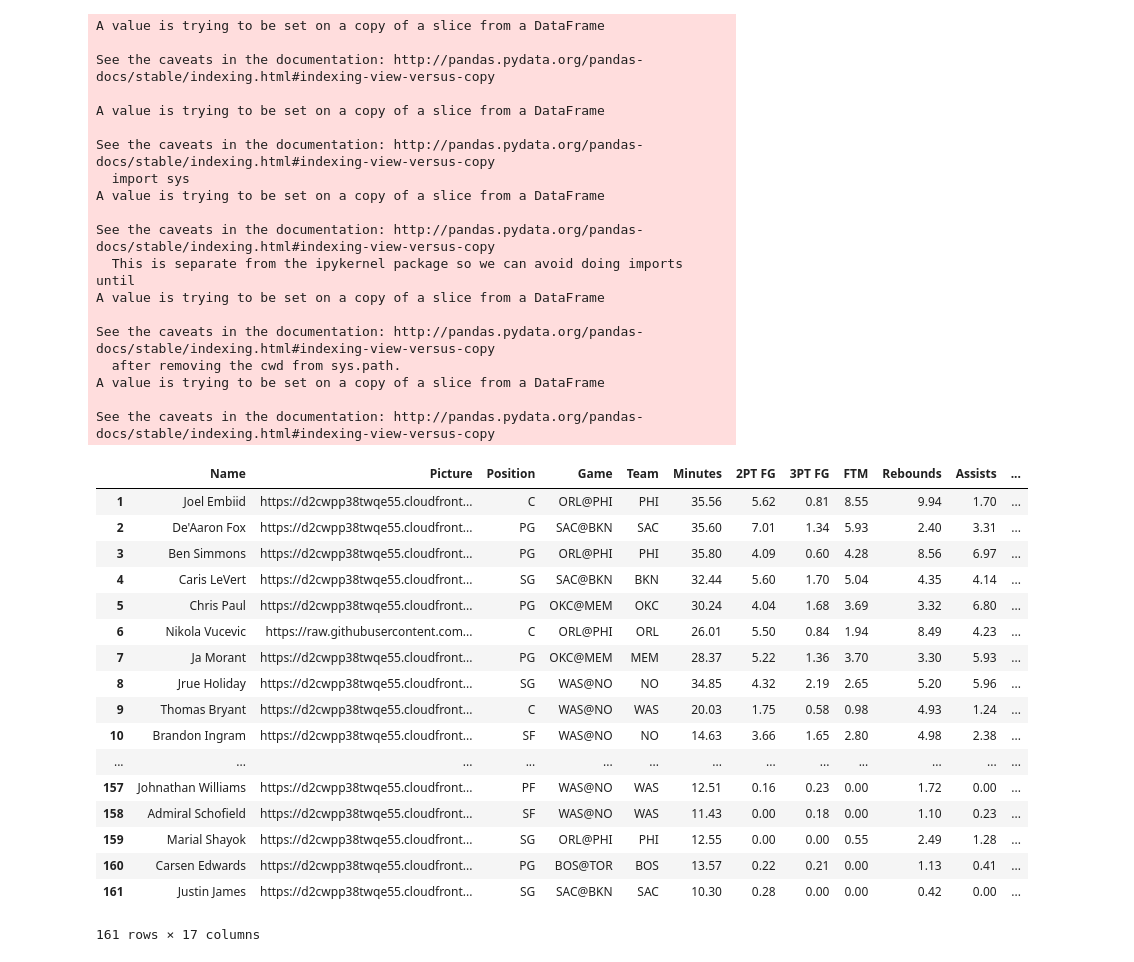
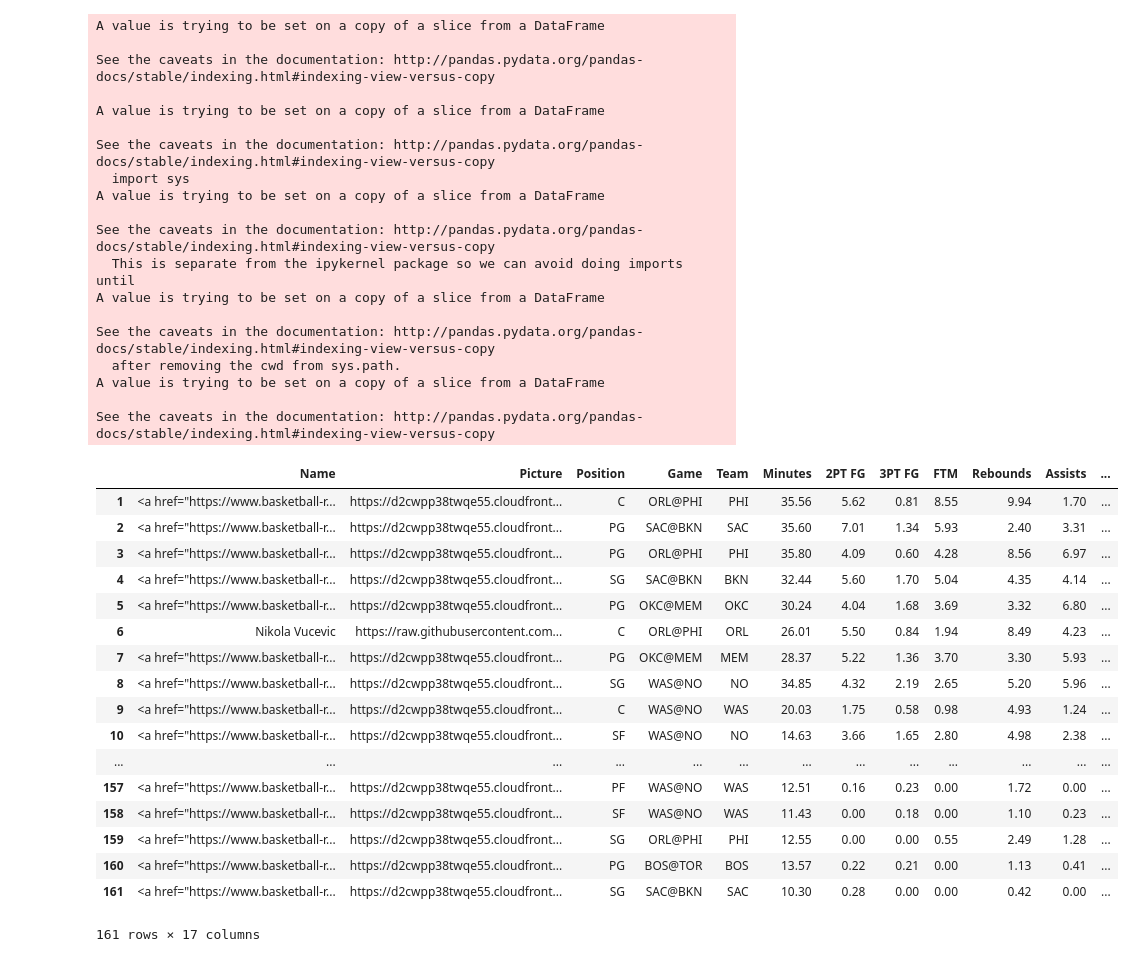
Before and after one commit to BerkeleySportsAnalytics/sagb-site, a Jupyter notebook: dfs/runner.ipynb, the cells around one changed output. Cells and saved outputs as stored; diff of their text form; code cells hidden in the pictures.

Commit message:
added player link to bball ref page

```diff
--- a/dfs/runner.ipynb
+++ b/dfs/runner.ipynb
@@ -51,20 +51,29 @@ def emojize(df):
         if df['Cold'][i+1] >= 1.0: df['Name'][i+1] = df['Name'][i+1] + ('❄️')
         if df['Cold'][i+1] >= 2.0: df['Name'][i+1] = df['Name'][i+1] + ('❄️')
     return df
+# %%
+no_pic_list = ["Paul Watson", "Donta Hall"]
 # %%
 def gen_page(df, out, coloring):
     games = pd.read_csv('games.csv').loc[:,['name','slug']]
     trans_games = games.set_index('name').T
     img_dict = trans_games.to_dict('list')
     images = []
+    names = []
     for i in df["Name"]:
         # placeholder pic for no slug
+        display_name = i
         code = "https://raw.githubusercontent.com/BerkeleySportsAnalytics/sagb-site/master/images/profile_picture.jpg"
         # Donta Hall and Paul Watson do not have profile pictures, as of 8/7/20
-        if img_dict.get(i) != None and (i != "Paul Watson" and i != "Donta Hall"):
-            code = "https://d2cwpp38twqe55.cloudfront.net/req/202005142/images/players/" + img_dict.get(i)[0] + ".jpg"
+        if img_dict.get(i) != None:
+            if i not in no_pic_list:
+                code = "https://d2cwpp38twqe55.cloudfront.net/req/202005142/images/players/" + img_dict.get(i)[0] + ".jpg"
+            display_name = "<a href=\"https://www.basketball-reference.com/players/" + \
+                img_dict.get(i)[0][0] + "/" + img_dict.get(i)[0] + ".html\" target=\"_blank\">" + i + "</a>"
         images.append(code)
+        names.append(display_name)
     df["Picture"] = images
+    df["Name"] = names
 
     cols = df.columns.tolist()
     cols = [cols[0]] + cols[-1:] + cols[1:-1]
@@ -114,46 +123,45 @@ def gen_page(df, out, coloring):
         f.write(a)
     return df
 # %%
-gen_page(dfs, 'dfs.html', highlight_dfs)
 gen_page(dfs, 'dfs.html', highlight_dfs)
 gen_page(fd, 'fd.html', highlight_fd)
 gen_page(dk, 'dk.html', highlight_fd)
 gen_page(st, 'st.html', None)
 # %% [output]
 A value is trying to be set on a copy of a slice from a DataFrame
 
 See the caveats in the documentation: http://pandas.pydata.org/pandas-docs/stable/indexing.html#indexing-view-versus-copy
 
 A value is trying to be set on a copy of a slice from a DataFrame
 
 See the caveats in the documentation: http://pandas.pydata.org/pandas-docs/stable/indexing.html#indexing-view-versus-copy
   import sys
 A value is trying to be set on a copy of a slice from a DataFrame
 
 See the caveats in the documentation: http://pandas.pydata.org/pandas-docs/stable/indexing.html#indexing-view-versus-copy
   This is separate from the ipykernel package so we can avoid doing imports until
 A value is trying to be set on a copy of a slice from a DataFrame
 
 See the caveats in the documentation: http://pandas.pydata.org/pandas-docs/stable/indexing.html#indexing-view-versus-copy
   after removing the cwd from sys.path.
 A value is trying to be set on a copy of a slice from a DataFrame
 
 See the caveats in the documentation: http://pandas.pydata.org/pandas-docs/stable/indexing.html#indexing-view-versus-copy
 |  | Name | Picture | Position | Game | Team | Minutes | 2PT FG | 3PT FG | FTM | Rebounds | Assists | ... |
-| 1 | Joel Embiid | https://d2cwpp38twqe55.cloudfront... | C | ORL@PHI | PHI | 35.56 | 5.62 | 0.81 | 8.55 | 9.94 | 1.70 | ... |
-| 2 | De'Aaron Fox | https://d2cwpp38twqe55.cloudfront... | PG | SAC@BKN | SAC | 35.60 | 7.01 | 1.34 | 5.93 | 2.40 | 3.31 | ... |
-| 3 | Ben Simmons | https://d2cwpp38twqe55.cloudfront... | PG | ORL@PHI | PHI | 35.80 | 4.09 | 0.60 | 4.28 | 8.56 | 6.97 | ... |
-| 4 | Caris LeVert | https://d2cwpp38twqe55.cloudfront... | SG | SAC@BKN | BKN | 32.44 | 5.60 | 1.70 | 5.04 | 4.35 | 4.14 | ... |
-| 5 | Chris Paul | https://d2cwpp38twqe55.cloudfront... | PG | OKC@MEM | OKC | 30.24 | 4.04 | 1.68 | 3.69 | 3.32 | 6.80 | ... |
+| 1 | <a href="https://www.basketball-r... | https://d2cwpp38twqe55.cloudfront... | C | ORL@PHI | PHI | 35.56 | 5.62 | 0.81 | 8.55 | 9.94 | 1.70 | ... |
+| 2 | <a href="https://www.basketball-r... | https://d2cwpp38twqe55.cloudfront... | PG | SAC@BKN | SAC | 35.60 | 7.01 | 1.34 | 5.93 | 2.40 | 3.31 | ... |
+| 3 | <a href="https://www.basketball-r... | https://d2cwpp38twqe55.cloudfront... | PG | ORL@PHI | PHI | 35.80 | 4.09 | 0.60 | 4.28 | 8.56 | 6.97 | ... |
+| 4 | <a href="https://www.basketball-r... | https://d2cwpp38twqe55.cloudfront... | SG | SAC@BKN | BKN | 32.44 | 5.60 | 1.70 | 5.04 | 4.35 | 4.14 | ... |
+| 5 | <a href="https://www.basketball-r... | https://d2cwpp38twqe55.cloudfront... | PG | OKC@MEM | OKC | 30.24 | 4.04 | 1.68 | 3.69 | 3.32 | 6.80 | ... |
 | 6 | Nikola Vucevic | https://raw.githubusercontent.com... | C | ORL@PHI | ORL | 26.01 | 5.50 | 0.84 | 1.94 | 8.49 | 4.23 | ... |
-| 7 | Ja Morant | https://d2cwpp38twqe55.cloudfront... | PG | OKC@MEM | MEM | 28.37 | 5.22 | 1.36 | 3.70 | 3.30 | 5.93 | ... |
-| 8 | Jrue Holiday | https://d2cwpp38twqe55.cloudfront... | SG | WAS@NO | NO | 34.85 | 4.32 | 2.19 | 2.65 | 5.20 | 5.96 | ... |
-| 9 | Thomas Bryant | https://d2cwpp38twqe55.cloudfront... | C | WAS@NO | WAS | 20.03 | 1.75 | 0.58 | 0.98 | 4.93 | 1.24 | ... |
-| 10 | Brandon Ingram | https://d2cwpp38twqe55.cloudfront... | SF | WAS@NO | NO | 14.63 | 3.66 | 1.65 | 2.80 | 4.98 | 2.38 | ... |
+| 7 | <a href="https://www.basketball-r... | https://d2cwpp38twqe55.cloudfront... | PG | OKC@MEM | MEM | 28.37 | 5.22 | 1.36 | 3.70 | 3.30 | 5.93 | ... |
+| 8 | <a href="https://www.basketball-r... | https://d2cwpp38twqe55.cloudfront... | SG | WAS@NO | NO | 34.85 | 4.32 | 2.19 | 2.65 | 5.20 | 5.96 | ... |
+| 9 | <a href="https://www.basketball-r... | https://d2cwpp38twqe55.cloudfront... | C | WAS@NO | WAS | 20.03 | 1.75 | 0.58 | 0.98 | 4.93 | 1.24 | ... |
+| 10 | <a href="https://www.basketball-r... | https://d2cwpp38twqe55.cloudfront... | SF | WAS@NO | NO | 14.63 | 3.66 | 1.65 | 2.80 | 4.98 | 2.38 | ... |
 | ... | ... | ... | ... | ... | ... | ... | ... | ... | ... | ... | ... | ... |
-| 157 | Johnathan Williams | https://d2cwpp38twqe55.cloudfront... | PF | WAS@NO | WAS | 12.51 | 0.16 | 0.23 | 0.00 | 1.72 | 0.00 | ... |
-| 158 | Admiral Schofield | https://d2cwpp38twqe55.cloudfront... | SF | WAS@NO | WAS | 11.43 | 0.00 | 0.18 | 0.00 | 1.10 | 0.23 | ... |
-| 159 | Marial Shayok | https://d2cwpp38twqe55.cloudfront... | SG | ORL@PHI | PHI | 12.55 | 0.00 | 0.00 | 0.55 | 2.49 | 1.28 | ... |
-| 160 | Carsen Edwards | https://d2cwpp38twqe55.cloudfront... | PG | BOS@TOR | BOS | 13.57 | 0.22 | 0.21 | 0.00 | 1.13 | 0.41 | ... |
-| 161 | Justin James | https://d2cwpp38twqe55.cloudfront... | SG | SAC@BKN | SAC | 10.30 | 0.28 | 0.00 | 0.00 | 0.42 | 0.00 | ... |
+| 157 | <a href="https://www.basketball-r... | https://d2cwpp38twqe55.cloudfront... | PF | WAS@NO | WAS | 12.51 | 0.16 | 0.23 | 0.00 | 1.72 | 0.00 | ... |
+| 158 | <a href="https://www.basketball-r... | https://d2cwpp38twqe55.cloudfront... | SF | WAS@NO | WAS | 11.43 | 0.00 | 0.18 | 0.00 | 1.10 | 0.23 | ... |
+| 159 | <a href="https://www.basketball-r... | https://d2cwpp38twqe55.cloudfront... | SG | ORL@PHI | PHI | 12.55 | 0.00 | 0.00 | 0.55 | 2.49 | 1.28 | ... |
+| 160 | <a href="https://www.basketball-r... | https://d2cwpp38twqe55.cloudfront... | PG | BOS@TOR | BOS | 13.57 | 0.22 | 0.21 | 0.00 | 1.13 | 0.41 | ... |
+| 161 | <a href="https://www.basketball-r... | https://d2cwpp38twqe55.cloudfront... | SG | SAC@BKN | SAC | 10.30 | 0.28 | 0.00 | 0.00 | 0.42 | 0.00 | ... |
 161 rows × 17 columns
```
Also changed, not shown: 4 other files.
